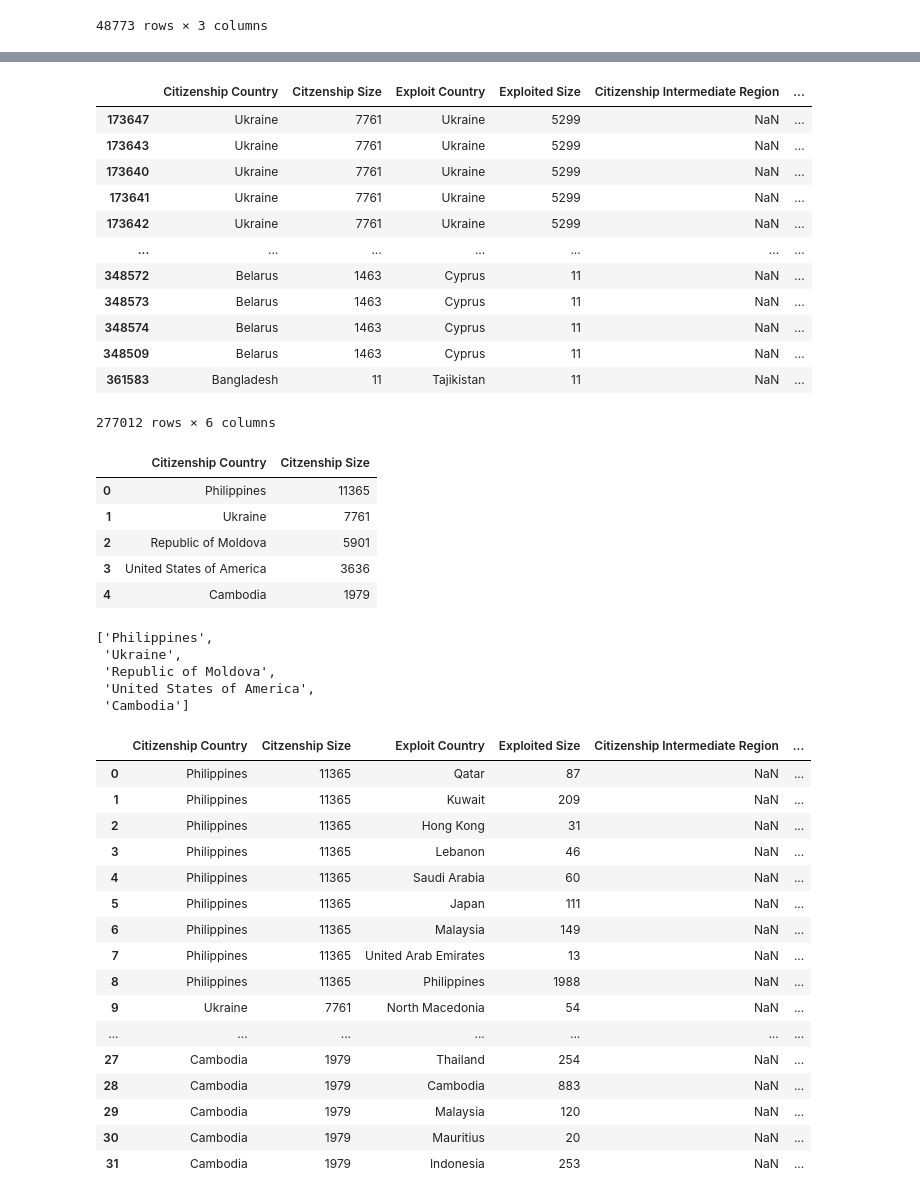
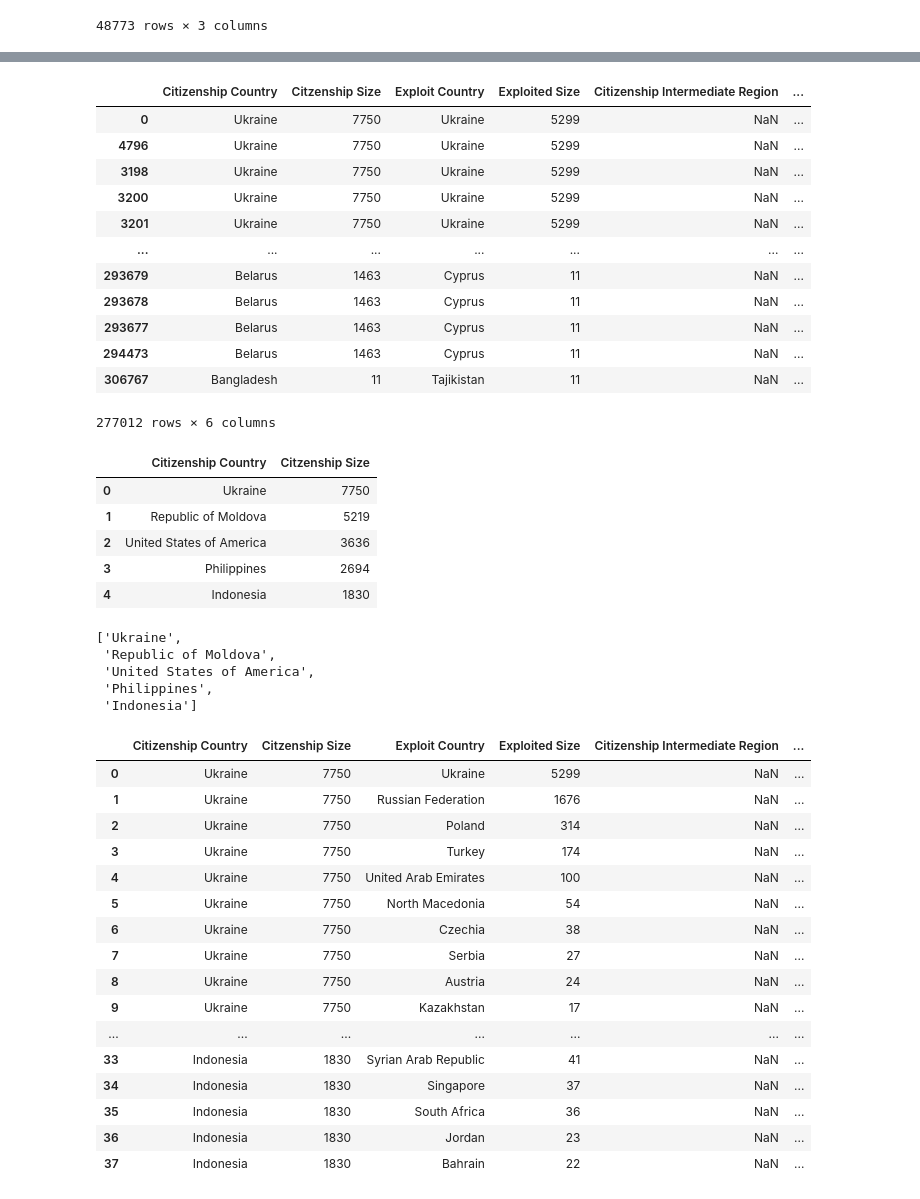
Before and after one commit to saronraut/Human-Trafficking-Awareness, a Jupyter notebook: saron_working_file/Test_ground.ipynb, the cells around one changed output, grey strips where cells are left out. Saved outputs shown, nothing was run; the diff lists cells and outputs as text; code cells hidden in the pictures.

```diff
--- a/saron_working_file/Test_ground.ipynb
+++ b/saron_working_file/Test_ground.ipynb
@@ -275,3 +275,6 @@ test_df
 compare_df2 = clean_data.loc[:,['Citizenship Country','gender', 'ageBroad', "Exploit Country", "Citizenship Intermediate Region"]]
 # %%
 compare_df2 = compare_df2['Citizenship Country'].value_counts()
+# %%
+test_2 = clean_data.loc[:,['Citizenship Country','gender', 'ageBroad', "Exploit Country", "Citizenship Intermediate Region"]]
+test_2
@@ -277,0 +295,7 @@ compare_df2 = compare_df2['Citizenship Country'].value_counts()
+# %%
+unknown = test_2[test_2["Citizenship Country"] == "unknown"].index
+test_2.drop(unknown, inplace=True)
+# %%
+
+unknownexploit = test_2[test_2["Exploit Country"] == "unknown"].index
+test_2.drop(unknownexploit, inplace=True)
@@ -278,3 +322,5 @@ compare_df2 = compare_df2['Citizenship Country'].value_counts()
+# %%
+compare_df2 = test_2["Citizenship Country"].value_counts()
 # %%
 citizenship_df = pd.DataFrame({"Citzenship Size": compare_df2})
 citizenship_df = citizenship_df.reset_index()
@@ -367,17 +413,17 @@ trafficked_country.drop(unknownexploit, inplace=True)
 trafficked_country
 # %% [output]
 |  | Citizenship Country | Citzenship Size | Exploit Country | Exploited Size | Citizenship Intermediate Region | ... |
-| 173647 | Ukraine | 7761 | Ukraine | 5299 | NaN | ... |
-| 173643 | Ukraine | 7761 | Ukraine | 5299 | NaN | ... |
-| 173640 | Ukraine | 7761 | Ukraine | 5299 | NaN | ... |
-| 173641 | Ukraine | 7761 | Ukraine | 5299 | NaN | ... |
-| 173642 | Ukraine | 7761 | Ukraine | 5299 | NaN | ... |
+| 0 | Ukraine | 7750 | Ukraine | 5299 | NaN | ... |
+| 4796 | Ukraine | 7750 | Ukraine | 5299 | NaN | ... |
+| 3198 | Ukraine | 7750 | Ukraine | 5299 | NaN | ... |
+| 3200 | Ukraine | 7750 | Ukraine | 5299 | NaN | ... |
+| 3201 | Ukraine | 7750 | Ukraine | 5299 | NaN | ... |
 | ... | ... | ... | ... | ... | ... | ... |
-| 348572 | Belarus | 1463 | Cyprus | 11 | NaN | ... |
-| 348573 | Belarus | 1463 | Cyprus | 11 | NaN | ... |
-| 348574 | Belarus | 1463 | Cyprus | 11 | NaN | ... |
-| 348509 | Belarus | 1463 | Cyprus | 11 | NaN | ... |
-| 361583 | Bangladesh | 11 | Tajikistan | 11 | NaN | ... |
+| 293679 | Belarus | 1463 | Cyprus | 11 | NaN | ... |
+| 293678 | Belarus | 1463 | Cyprus | 11 | NaN | ... |
+| 293677 | Belarus | 1463 | Cyprus | 11 | NaN | ... |
+| 294473 | Belarus | 1463 | Cyprus | 11 | NaN | ... |
+| 306767 | Bangladesh | 11 | Tajikistan | 11 | NaN | ... |
 277012 rows × 6 columns
 # %%
 top_5 = trafficked_country.loc[:,["Citizenship Country","Citzenship Size"]]
@@ -388,42 +434,42 @@ top_5= top_5.reset_index(drop=True)
 top_5.head()
 # %% [output]
 |  | Citizenship Country | Citzenship Size |
-| 0 | Philippines | 11365 |
-| 1 | Ukraine | 7761 |
-| 2 | Republic of Moldova | 5901 |
-| 3 | United States of America | 3636 |
-| 4 | Cambodia | 1979 |
+| 0 | Ukraine | 7750 |
+| 1 | Republic of Moldova | 5219 |
+| 2 | United States of America | 3636 |
+| 3 | Philippines | 2694 |
+| 4 | Indonesia | 1830 |
 # %%
 five_countries= list(top_5["Citizenship Country"].head())
 five_country_size = list(top_5["Citzenship Size"].head())
 five_countries
 # %% [output]
-['Philippines',
- 'Ukraine',
+['Ukraine',
  'Republic of Moldova',
  'United States of America',
- 'Cambodia']
+ 'Philippines',
+ 'Indonesia']
 # %%
 t_5_e = trafficked_country.loc[trafficked_country["Citizenship Country"].isin(five_countries), :]
 t_5_e = t_5_e.drop_duplicates()
-t_5_e = t_5_e.sort_values(by="Citzenship Size", ascending=False)
+t_5_e = t_5_e.sort_values(by=["Citzenship Size","Exploited Size"], ascending=False)
 t_5_e = t_5_e.reset_index(drop=True)
 t_5_e
 # %% [output]
 |  | Citizenship Country | Citzenship Size | Exploit Country | Exploited Size | Citizenship Intermediate Region | ... |
-| 0 | Philippines | 11365 | Qatar | 87 | NaN | ... |
-| 1 | Philippines | 11365 | Kuwait | 209 | NaN | ... |
-| 2 | Philippines | 11365 | Hong Kong | 31 | NaN | ... |
-| 3 | Philippines | 11365 | Lebanon | 46 | NaN | ... |
-| 4 | Philippines | 11365 | Saudi Arabia | 60 | NaN | ... |
-| 5 | Philippines | 11365 | Japan | 111 | NaN | ... |
-| 6 | Philippines | 11365 | Malaysia | 149 | NaN | ... |
-| 7 | Philippines | 11365 | United Arab Emirates | 13 | NaN | ... |
-| 8 | Philippines | 11365 | Philippines | 1988 | NaN | ... |
-| 9 | Ukraine | 7761 | North Macedonia | 54 | NaN | ... |
+| 0 | Ukraine | 7750 | Ukraine | 5299 | NaN | ... |
+| 1 | Ukraine | 7750 | Russian Federation | 1676 | NaN | ... |
+| 2 | Ukraine | 7750 | Poland | 314 | NaN | ... |
+| 3 | Ukraine | 7750 | Turkey | 174 | NaN | ... |
+| 4 | Ukraine | 7750 | United Arab Emirates | 100 | NaN | ... |
+| 5 | Ukraine | 7750 | North Macedonia | 54 | NaN | ... |
+| 6 | Ukraine | 7750 | Czechia | 38 | NaN | ... |
+| 7 | Ukraine | 7750 | Serbia | 27 | NaN | ... |
+| 8 | Ukraine | 7750 | Austria | 24 | NaN | ... |
+| 9 | Ukraine | 7750 | Kazakhstan | 17 | NaN | ... |
 | ... | ... | ... | ... | ... | ... | ... |
-| 27 | Cambodia | 1979 | Thailand | 254 | NaN | ... |
-| 28 | Cambodia | 1979 | Cambodia | 883 | NaN | ... |
-| 29 | Cambodia | 1979 | Malaysia | 120 | NaN | ... |
-| 30 | Cambodia | 1979 | Mauritius | 20 | NaN | ... |
-| 31 | Cambodia | 1979 | Indonesia | 253 | NaN | ... |
+| 33 | Indonesia | 1830 | Syrian Arab Republic | 41 | NaN | ... |
+| 34 | Indonesia | 1830 | Singapore | 37 | NaN | ... |
+| 35 | Indonesia | 1830 | South Africa | 36 | NaN | ... |
+| 36 | Indonesia | 1830 | Jordan | 23 | NaN | ... |
+| 37 | Indonesia | 1830 | Bahrain | 22 | NaN | ... |
```
Also changed, not shown: parts of 8 cells of this notebook.
